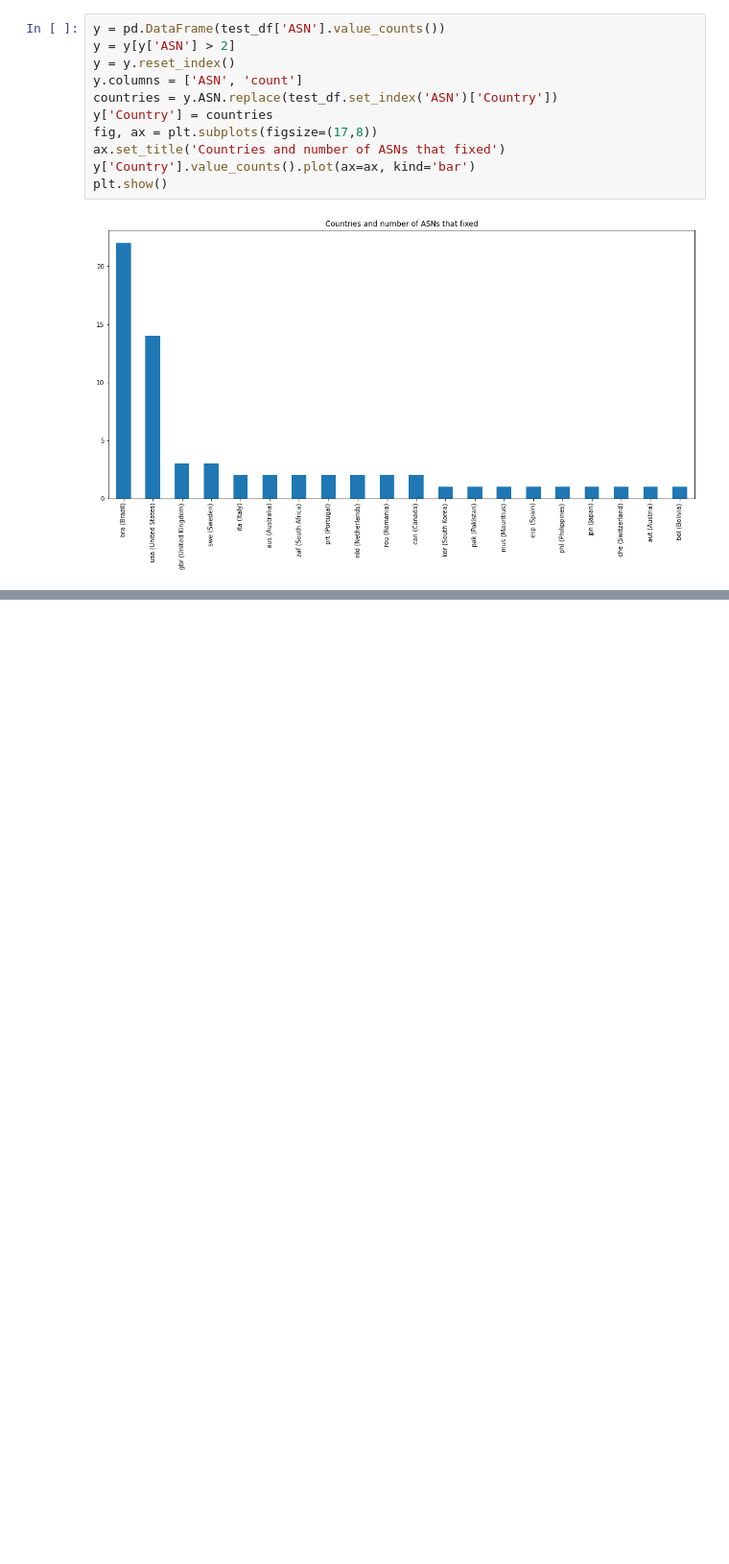
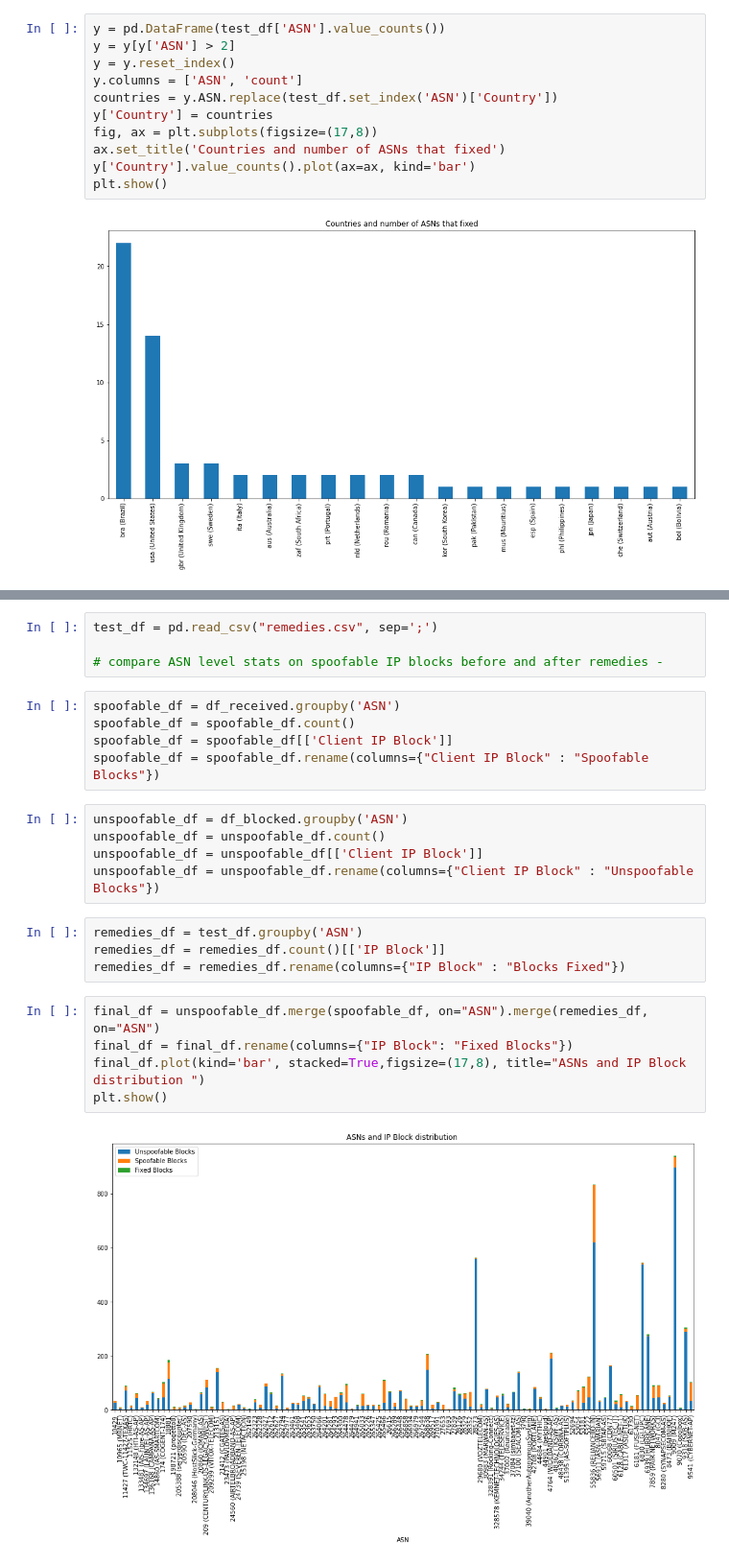
Before and after one commit to astamagg/econ_sec, a Jupyter notebook: Data analysis.ipynb, the cells around one changed output, grey strips where cells are left out. Shown at 96% size. Cells and saved outputs as stored; diff of their text form; blank space fills up the shorter version.

Commit message:
remedies comparision, spoofability distribution

```diff
--- a/Data analysis.ipynb
+++ b/Data analysis.ipynb
@@ -315,0 +269,25 @@ Name: First Fixed Timestamp, Length: 819, dtype: datetime64[ns]
+# %%
+test_df = pd.read_csv("remedies.csv", sep=';')
+
+# compare ASN level stats on spoofable IP blocks before and after remedies -
+# %%
+spoofable_df = df_received.groupby('ASN')
+spoofable_df = spoofable_df.count()
+spoofable_df = spoofable_df[['Client IP Block']]
+spoofable_df = spoofable_df.rename(columns={"Client IP Block" : "Spoofable Blocks"})
+# %%
+unspoofable_df = df_blocked.groupby('ASN')
+unspoofable_df = unspoofable_df.count()
+unspoofable_df = unspoofable_df[['Client IP Block']]
+unspoofable_df = unspoofable_df.rename(columns={"Client IP Block" : "Unspoofable Blocks"})
+# %%
+remedies_df = test_df.groupby('ASN')
+remedies_df = remedies_df.count()[['IP Block']]
+remedies_df = remedies_df.rename(columns={"IP Block" : "Blocks Fixed"})
+# %%
+final_df = unspoofable_df.merge(spoofable_df, on="ASN").merge(remedies_df, on="ASN")
+final_df = final_df.rename(columns={"IP Block": "Fixed Blocks"})
+final_df.plot(kind='bar', stacked=True,figsize=(17,8), title="ASNs and IP Block distribution ")
+plt.show()
+# %% [output]
+[figure, added]
```
Also changed, not shown: parts of 6 cells of this notebook.
